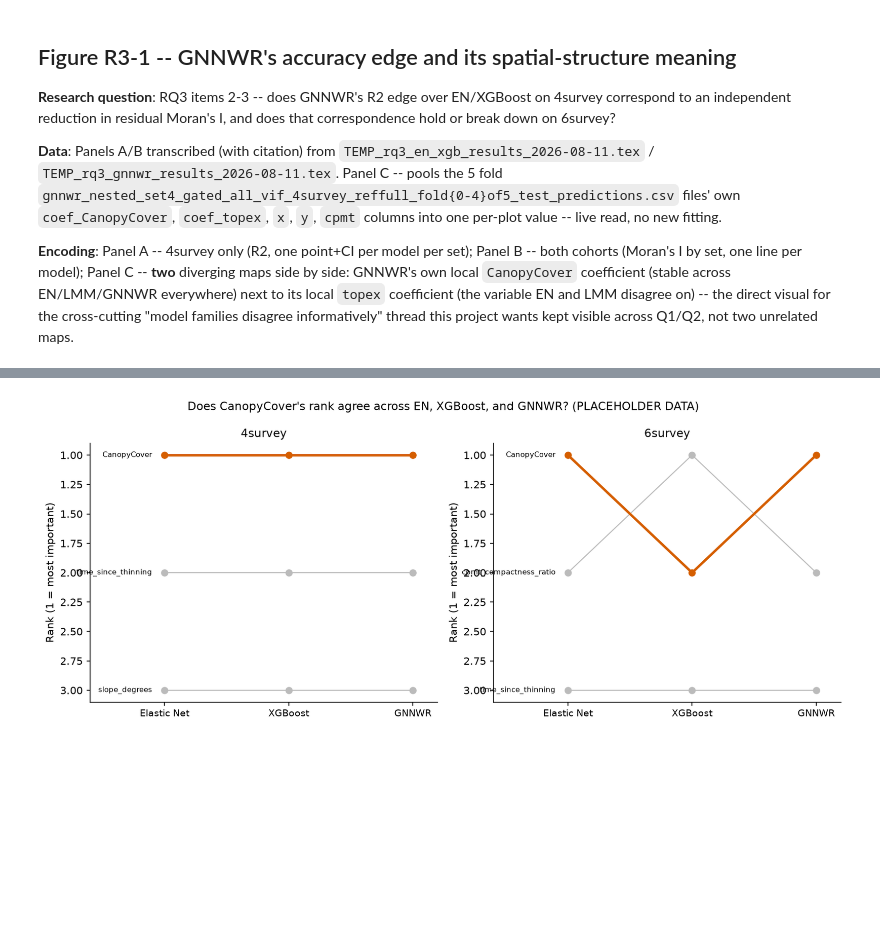
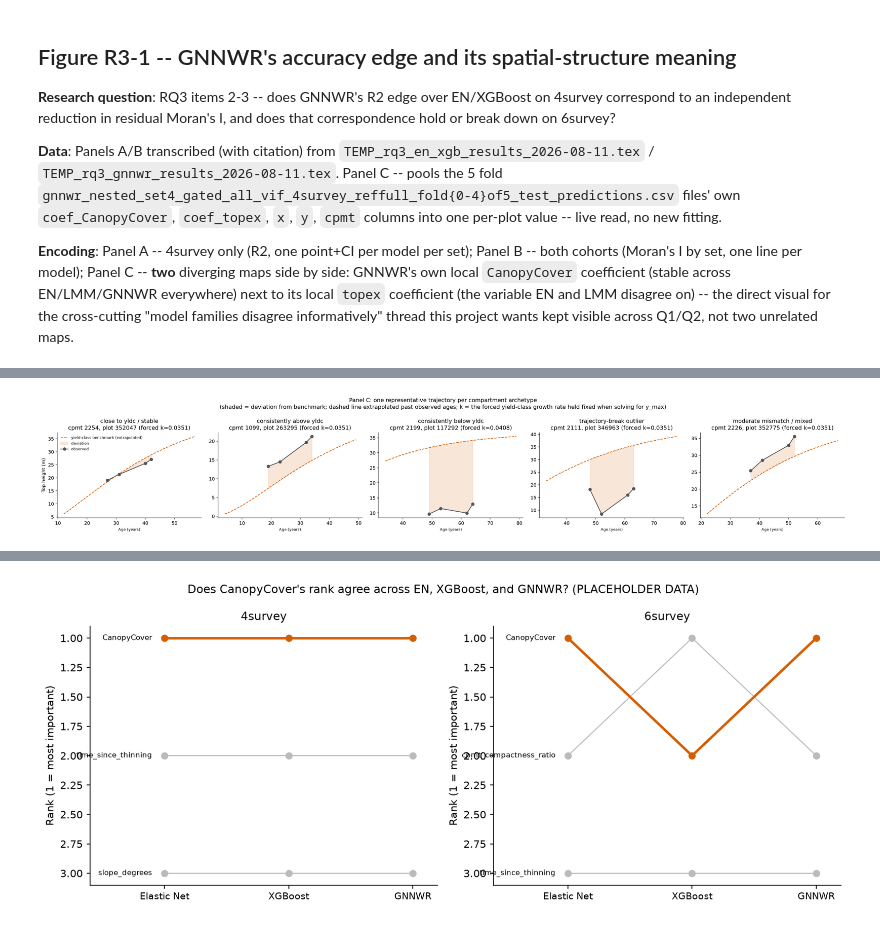
Before and after one commit to shreeyagorasia/forest_diss, a Jupyter notebook: notebooks/results_figures_q2_rq3.ipynb, the cells around one changed output, grey strips where cells are left out. Drawn from its saved outputs; the diff is of its cells as text; code cells hidden in the pictures; blank space fills up the shorter version.

```diff
--- a/notebooks/results_figures_q2_rq3.ipynb
+++ b/notebooks/results_figures_q2_rq3.ipynb
@@ -495,0 +623,76 @@ plt.show()
+# %%
+# --- Panel C, redesigned: one representative trajectory per compartment archetype (up to 5
+# populated classes), using archetype_examples computed above (see the markdown cell above this
+# figure for the exact "most typical, not most extreme" selection rule, documented since no
+# existing project code defines one). This replaces the earlier 4-outlier-tier version -- the
+# 8-plot recurring population (items 4-5) is shown on the map above instead (star/triangle +
+# text-box legend), not given its own trajectory panel here, since Panel C specifically answers
+# item 9 (compartment archetype mechanism), a different population.
+#
+# 2026-08-20: two of the automatically-selected examples didn't visually match their own label
+# (the "closest to compartment mean" rule doesn't guarantee the chosen PLOT'S OWN trajectory looks
+# like the archetype name), so they're hand-overridden here with plots that actually do:
+#   - "trajectory-break outlier": swapped to cpmt 2111, plot 346963 -- a real non-monotonic
+#     dip+recovery (18.2 -> 8.5 -> 16.0 -> 18.5m across 4 surveys). The most dramatic candidates
+#     found in this archetype (e.g. +7m then -10m within 2 years) are almost certainly LiDAR
+#     canopy-detection dropouts, not real trajectories -- rejected as misleading to present without
+#     an unsupported causal claim. This one recovers close to its own starting height, which is at
+#     least physically plausible as "a mid-series measurement dip" (cause not asserted).
+#   - "moderate mismatch / mixed": swapped to cpmt 2226, plot 352775 -- a real, CONSISTENT ~4-6m
+#     gap from the yield-class benchmark at every one of its 4 surveys (same sign throughout). The
+#     automatically-picked plot tracked the benchmark too closely to visually read as "mismatched".
+if "trajectory-break outlier" in archetype_examples:
+    archetype_examples["trajectory-break outlier"] = {"cpmt": 2111, "identification": 346963}
+if "moderate mismatch / mixed" in archetype_examples:
+    archetype_examples["moderate mismatch / mixed"] = {"cpmt": 2226, "identification": 352775}
+
+growth_rows = load_filtered_growth_curve_table("4survey")
+
+n_archetypes = len(archetype_examples)
+fig, axes = plt.subplots(1, n_archetypes, figsize=(4.8 * n_archetypes, 4.2), sharey=False)
+if n_archetypes == 1:
+    axes = [axes]
+
+for ax, (pattern, info) in zip(axes, archetype_examples.items()):
+    plot_id = info["identification"]
+    plot_rows = growth_rows[growth_rows["identification"] == plot_id].sort_values("Age")
+
+    # --- Extend the yield-class benchmark beyond the observed age range. Legitimate because the
+    # benchmark is a FORMULA (y_max_yldc * (1 - exp(-p4*age))**p5, from this plot's own p4/p5/
+    # y_max_yldc), not measured data -- extrapolating a model curve is not the same as inventing
+    # observations. Observed markers below stay exactly where measured; only the dashed reference
+    # line is widened, and the caption discloses this. ---
+    y_max_yldc = plot_rows["y_max_yldc"].iloc[0]
+    p4 = plot_rows["p4"].iloc[0]
+    p5 = plot_rows["p5"].iloc[0]
+    obs_min_age, obs_max_age = plot_rows["Age"].min(), plot_rows["Age"].max()
+    wide_ages = np.linspace(max(0, obs_min_age - 15), obs_max_age + 15, 100)
+    wide_benchmark = y_max_yldc * (1 - np.exp(-p4 * wide_ages)) ** p5
+    ax.plot(wide_ages, wide_benchmark, linestyle="--", color=COLOR_XGBOOST, linewidth=1.4,
+            label="yield-class benchmark (extrapolated)", zorder=2)
+
+    # --- Shade the deviation itself as an area, not just a gap the reader has to infer between
+    # two lines -- restricted to the observed age range only (no observed trajectory exists in the
+    # extrapolated region to shade against). ---
+    ax.fill_between(plot_rows["Age"], plot_rows["elev_percentile_95th"], plot_rows["top_height95_yldc_predicted"],
+                     color=COLOR_XGBOOST, alpha=0.15, zorder=1, label="deviation")
+    ax.plot(plot_rows["Age"], plot_rows["elev_percentile_95th"], marker="o", color=COLOR_NEUTRAL_EDGE,
+            linewidth=1.6, label="observed", zorder=3)
+
+    representative_cpmt_value = int(info["cpmt"])
+    # Make the fixed-rate mechanism a stated number, not just an inferred curve gap: the plot's
+    # own forced yield-class growth rate (k), held fixed when solving for y_max -- this is WHY a
+    # plot growing slower than its assigned k gets forced into an inflated ceiling, per the
+    # mechanism this figure exists to make visible, not just plausible.
+    plot_k = panel_b_plot_table.loc[panel_b_plot_table["identification"] == plot_id, "k"]
+    k_label = f"forced k={plot_k.iloc[0]:.4f}" if len(plot_k) else "k unavailable"
+    ax.set_title(f"{pattern}\ncpmt {representative_cpmt_value}, plot {int(plot_id)} ({k_label})", fontsize=12)
+    ax.set_xlabel("Age (years)", fontsize=8)
+axes[0].set_ylabel("Top height (m)")
+axes[0].legend(fontsize=8, frameon=False)
+fig.suptitle("Panel C: one representative trajectory per compartment archetype\n"
+             "(shaded = deviation from benchmark; dashed line extrapolated past observed ages; "
+             "k = the forced yield-class growth rate held fixed when solving for y_max)", fontsize=12)
+plt.tight_layout()
+plt.show()
+# %% [output]
@@ -495,0 +703 @@ plt.show()
+[figure, added]
```
Also changed, not shown: parts of 19 cells of this notebook, 9 other files.
